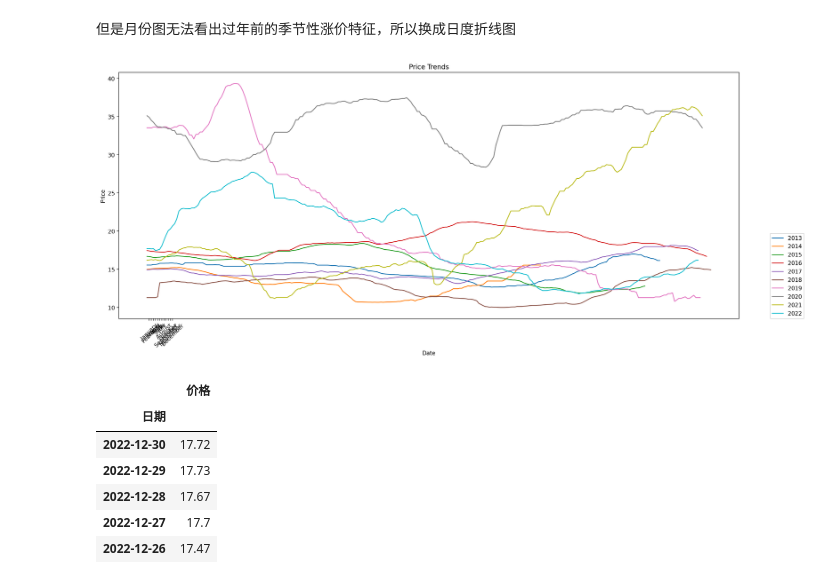
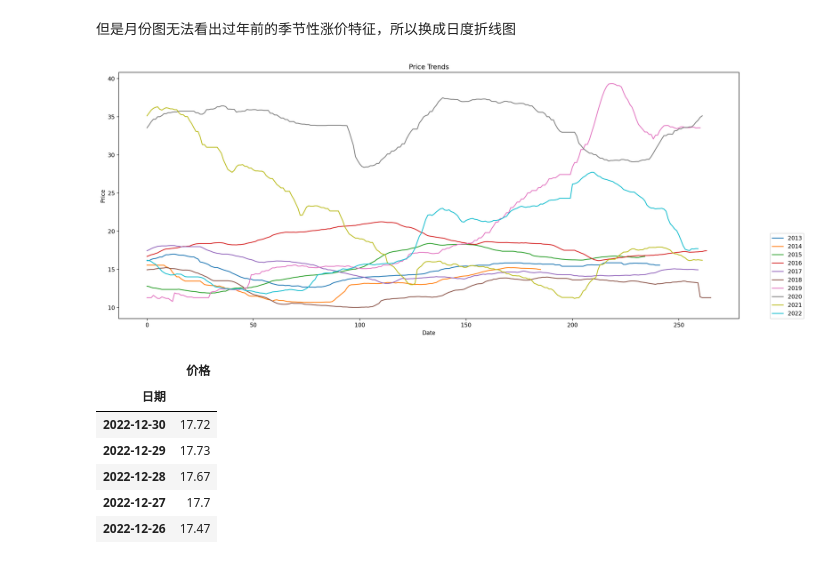
Before and after one commit to asdFllL/swine-data-analysis, a Jupyter notebook: data_clear_and_analysis/数据清洗.ipynb, the cells around one changed output. Saved outputs shown, nothing was run; the diff lists cells and outputs as text; code cells hidden in the pictures.

Commit message:
Change daily pic

```diff
--- a/data_clear_and_analysis/数据清洗.ipynb
+++ b/data_clear_and_analysis/数据清洗.ipynb
@@ -81,28 +79,25 @@ data_daily = data_use
+# %%
+data_daily = data_use
+data_daily = data_daily.sort_index(ascending=True)
 # %%
 fig = plt.figure(figsize=(20, 8), dpi=200)
 for year in years:
-    priceList = data_daily[f'{year}'].loc[:, '价格']
-    x = range(len(priceList))
+    priceList = data_daily[f'{year}'].loc[:, '价格'] # 获取每年价格
+    x = range(len(priceList)) # 获取每年对应月日，用下个模块的公式
     plt.plot(x, priceList, label = f'{year}')
 
 # 添加标签和标题
 plt.xlabel('Date')
 plt.ylabel('Price')
 plt.title('Price Trends')
 
-xUse = data_daily['2022'].index.to_list()
-xUseTwo = []
-for i in xUse:
-    dateUse = i.strftime('%m-%d')
-    xUseTwo.append(dateUse)
 # 添加图例
 plt.legend(bbox_to_anchor=(1.05, 0), loc=3, borderaxespad=0)
 # 设置x轴
-x = range(1, 13, 1)
-plt.xticks(x, calendar.month_name[1:13], rotation = 45)# plt.xticks(range(len(x_ticks)), x_ticks, rotation=45, ha='right')
+# plt.xticks(x, calendar.month_name[1:13], rotation = 45)# plt.xticks(range(len(x_ticks)), x_ticks, rotation=45, ha='right')
 # 显示图形
 plt.show()
 # %% [output]
-[figure, old version]
+[figure, new version]
 # %%
 data_test = data_daily["2022"]
```
Also changed, not shown: parts of 6 cells of this notebook.
